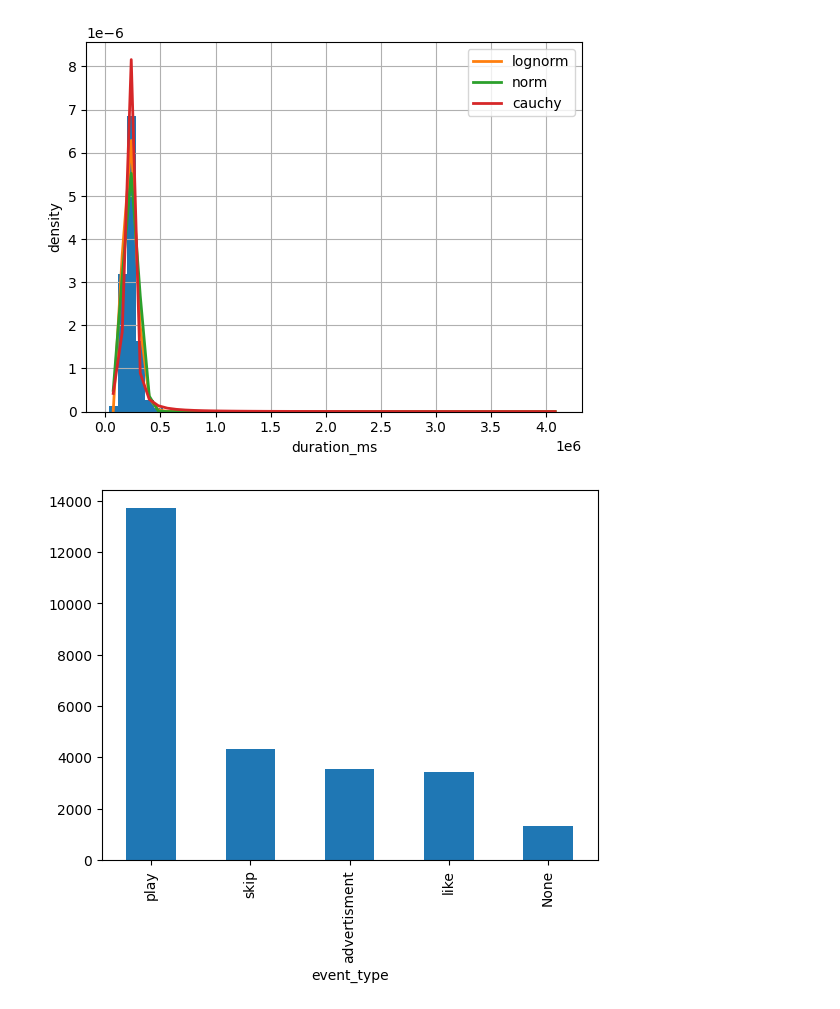
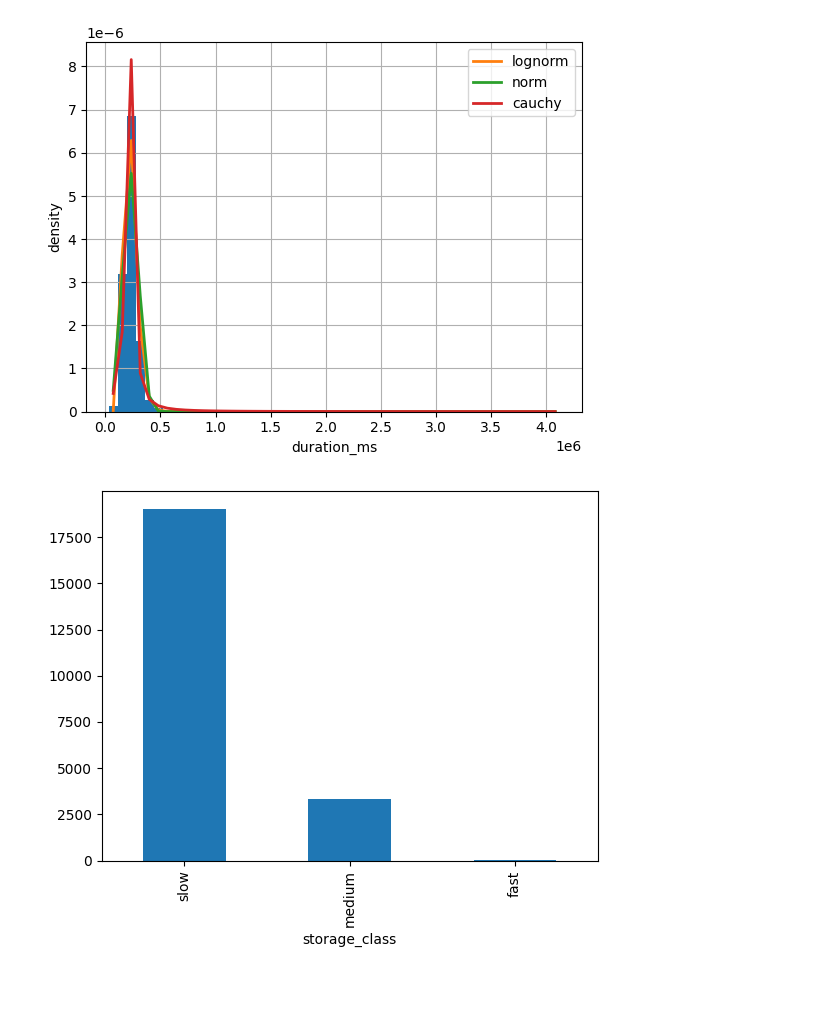
Before and after one commit to SNURTEL/fm-playlist-recommender, a Jupyter notebook: src/messing-around.ipynb, the cells around one changed output. Saved outputs shown, nothing was run; the diff lists cells and outputs as text; code cells hidden in the pictures.

```diff
--- a/src/messing-around.ipynb
+++ b/src/messing-around.ipynb
@@ -165,15 +166,15 @@ plt.show()
 # %%
 # FOR NON-NUMERIC DATA
 
-TABLE = 'sessions'
-COLUMN = 'event_type'
+TABLE = 'track_storage'
+COLUMN = 'storage_class'
 
 data = dfs[TABLE].toPandas()[COLUMN]
 
 pd.DataFrame(data)[COLUMN].value_counts(dropna=False).plot.bar()
 plt.show()
 # %% [output]
-[figure, old version]
+[figure, new version]
 # %%
 summary_dfs = []
 
```
Also changed, not shown: parts of 1 cell of this notebook, 1 other file.
